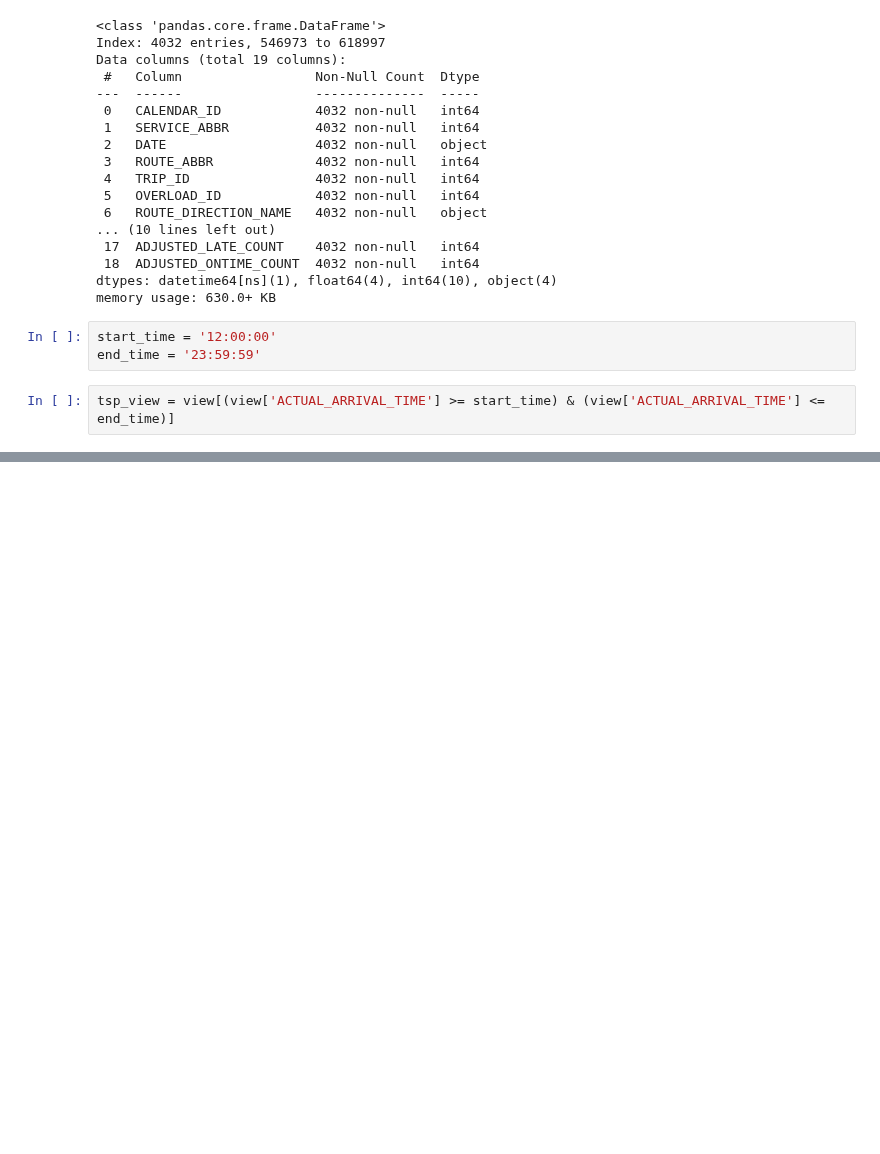
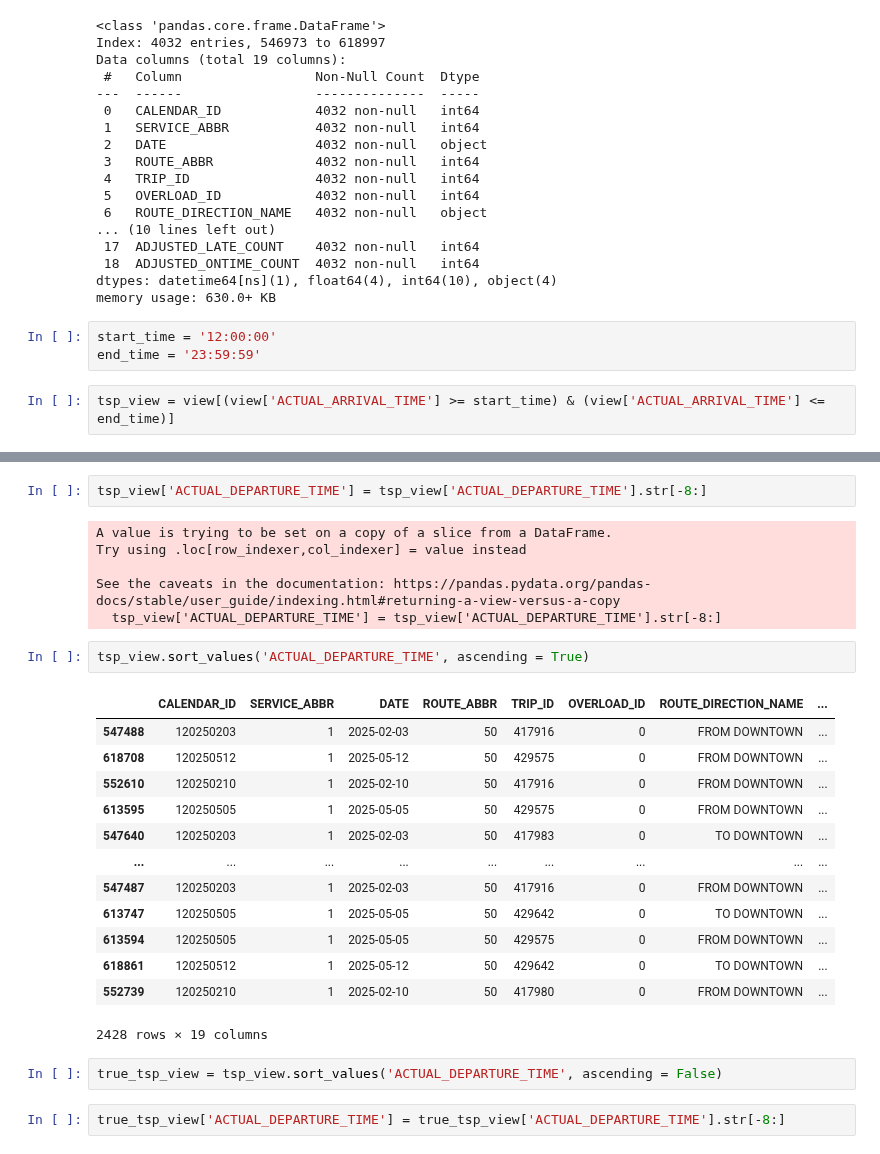
Before and after one commit to NSS-Data-Analytics-Cohort-14/wego-partnerproject-da14-v2-kshaffer93, a Jupyter notebook: notebooks/WeGo Data Introduction.ipynb, the cells around one changed output, grey strips where cells are left out. Drawn from its saved outputs; the diff is of its cells as text; blank space fills up the shorter version.

```diff
--- a/notebooks/WeGo Data Introduction.ipynb
+++ b/notebooks/WeGo Data Introduction.ipynb
@@ -273 +273,29 @@ tsp_view
 2428 rows × 19 columns
+# %%
+tsp_view['ACTUAL_DEPARTURE_TIME'] = tsp_view['ACTUAL_DEPARTURE_TIME'].str[-8:]
+# %% [output]
+A value is trying to be set on a copy of a slice from a DataFrame.
+Try using .loc[row_indexer,col_indexer] = value instead
+
+See the caveats in the documentation: https://pandas.pydata.org/pandas-docs/stable/user_guide/indexing.html#returning-a-view-versus-a-copy
+  tsp_view['ACTUAL_DEPARTURE_TIME'] = tsp_view['ACTUAL_DEPARTURE_TIME'].str[-8:]
+# %%
+tsp_view.sort_values('ACTUAL_DEPARTURE_TIME', ascending = True)
+# %% [output]
+|  | CALENDAR_ID | SERVICE_ABBR | DATE | ROUTE_ABBR | TRIP_ID | OVERLOAD_ID | ROUTE_DIRECTION_NAME | ... |
+| 547488 | 120250203 | 1 | 2025-02-03 | 50 | 417916 | 0 | FROM DOWNTOWN | ... |
+| 618708 | 120250512 | 1 | 2025-05-12 | 50 | 429575 | 0 | FROM DOWNTOWN | ... |
+| 552610 | 120250210 | 1 | 2025-02-10 | 50 | 417916 | 0 | FROM DOWNTOWN | ... |
+| 613595 | 120250505 | 1 | 2025-05-05 | 50 | 429575 | 0 | FROM DOWNTOWN | ... |
+| 547640 | 120250203 | 1 | 2025-02-03 | 50 | 417983 | 0 | TO DOWNTOWN | ... |
+| ... | ... | ... | ... | ... | ... | ... | ... | ... |
+| 547487 | 120250203 | 1 | 2025-02-03 | 50 | 417916 | 0 | FROM DOWNTOWN | ... |
+| 613747 | 120250505 | 1 | 2025-05-05 | 50 | 429642 | 0 | TO DOWNTOWN | ... |
+| 613594 | 120250505 | 1 | 2025-05-05 | 50 | 429575 | 0 | FROM DOWNTOWN | ... |
+| 618861 | 120250512 | 1 | 2025-05-12 | 50 | 429642 | 0 | TO DOWNTOWN | ... |
+| 552739 | 120250210 | 1 | 2025-02-10 | 50 | 417980 | 0 | FROM DOWNTOWN | ... |
+2428 rows × 19 columns
+# %%
+true_tsp_view = tsp_view.sort_values('ACTUAL_DEPARTURE_TIME', ascending = False)
+# %%
+true_tsp_view['ACTUAL_DEPARTURE_TIME'] = true_tsp_view['ACTUAL_DEPARTURE_TIME'].str[-8:]
```
Also changed, not shown: parts of 14 cells of this notebook.
